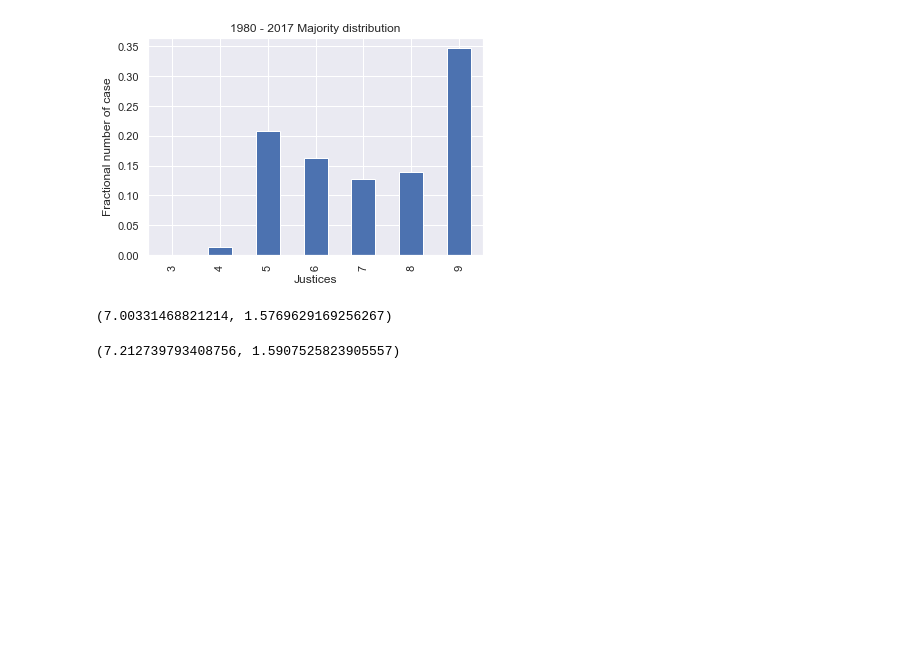
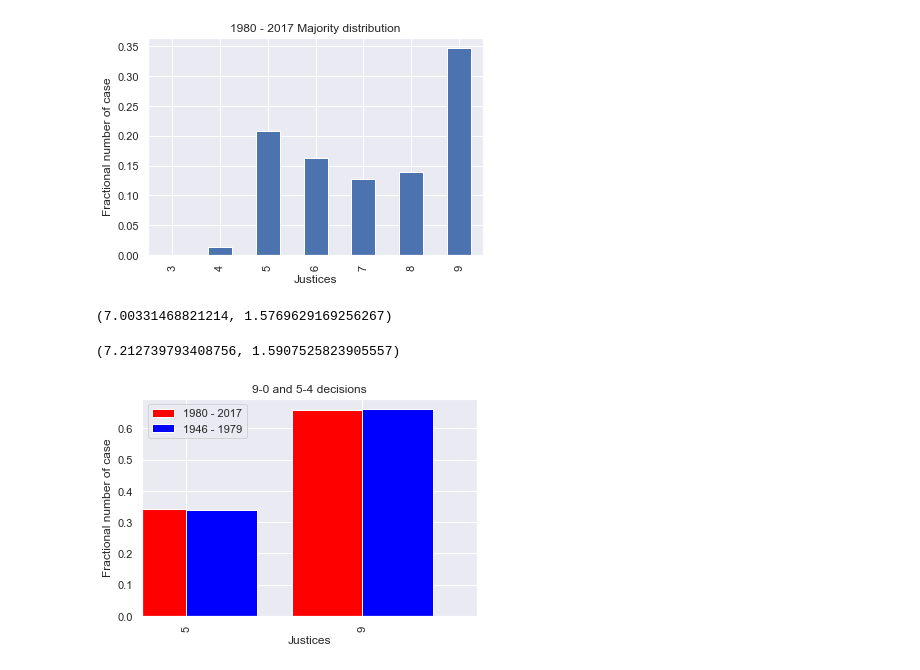
Before and after one commit to mjpmorse/supreme_court, a Jupyter notebook: supreme_court.ipynb, the cells around one changed output. Cells and saved outputs as stored; diff of their text form; code cells hidden in the pictures; blank space fills up the shorter version.

Commit message:
Split data into just 9-0 and 5-4 decision, generated another plot

```diff
--- a/supreme_court.ipynb
+++ b/supreme_court.ipynb
@@ -69,3 +50,37 @@ pre1980_maj_avg,pre1980_min_avg
 post1980_maj_avg,post1980_min_avg
 # %% [output]
 (7.212739793408756, 1.5907525823905557)
+# %%
+#Split the data for the pre and post 1980 to just include 9-0 and 5-4 decisions
+
+splitter = ( ( (pre1980['majVotes'] == 9) & (pre1980['minVotes'] == 0) ) |
+( (pre1980['majVotes'] == 5) & (pre1980['minVotes'] == 4) ) )
+
+pre1980_split = pre1980[splitter]
+
+splitter = ( ( (post1980['majVotes'] == 9) & (post1980['minVotes'] == 0) ) |
+( (post1980['majVotes'] == 5) & (post1980['minVotes'] == 4) ) )
+
+post1980_split = post1980[splitter]
+
+post1980_split_sums = post1980_split['majVotes'].value_counts().sort_index()
+post1980_split_normal = post1980_split_sums/sum(post1980_split_sums)
+
+pre1980_split_sums = pre1980_split['majVotes'].value_counts().sort_index()
+pre1980_split_normal = pre1980_split_sums/sum(pre1980_split_sums)
+
+#and then plot the histograms
+
+fig = plt.figure()
+ax = fig.add_subplot(111)
+width = 0.4
+plt.title('9-0 and 5-4 decisions')
+plt.xlabel('Justices')
+plt.ylabel('Fractional number of case')
+
+post1980_split_normal.plot(kind='bar', color='red', ax=ax, width=width, position=1,label = '1980 - 2017')
+pre1980_split_normal.plot(kind='bar', color='blue', ax=ax, width=width, position=0, label = '1946 - 1979')
+plt.legend(loc='upper left')
+plt.show()
+# %% [output]
+[figure, added]
```
Also changed, not shown: parts of 1 cell of this notebook, 2 other files.
